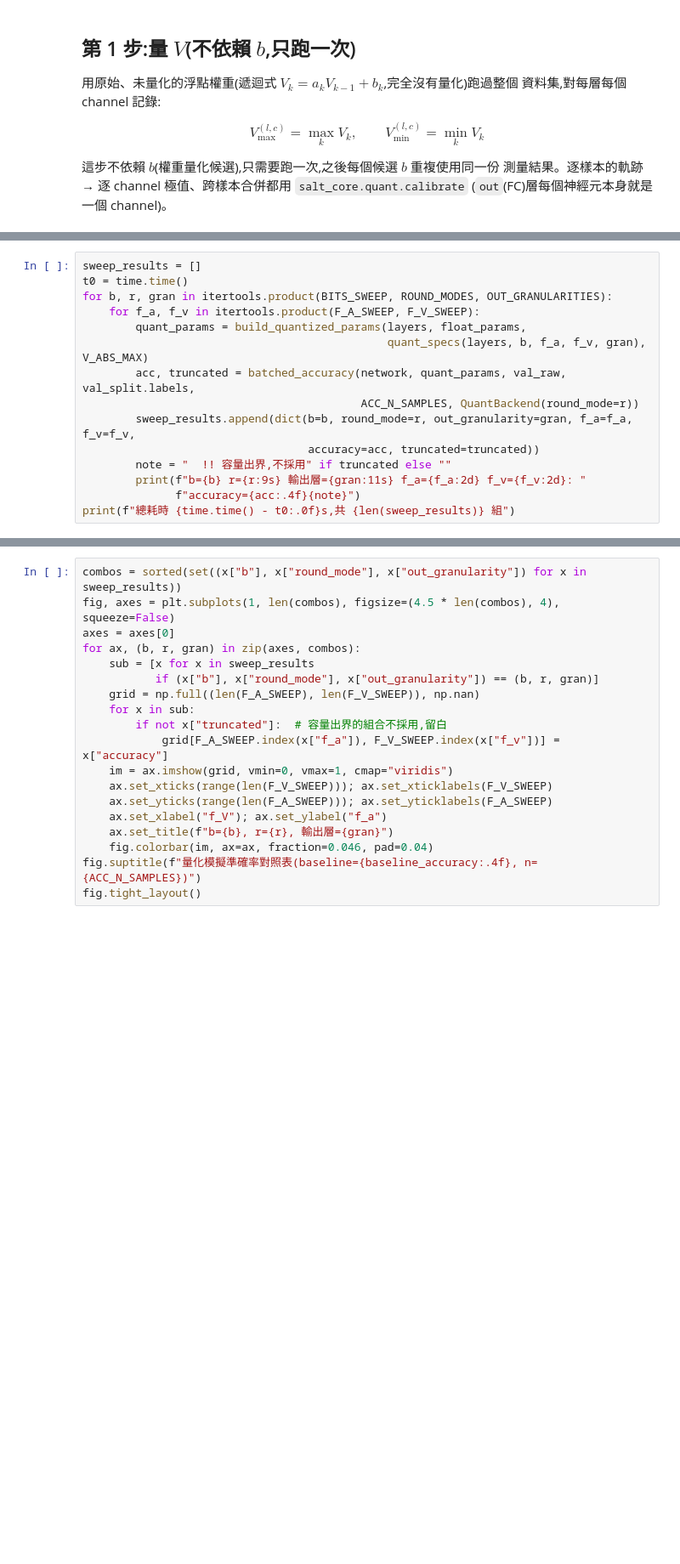
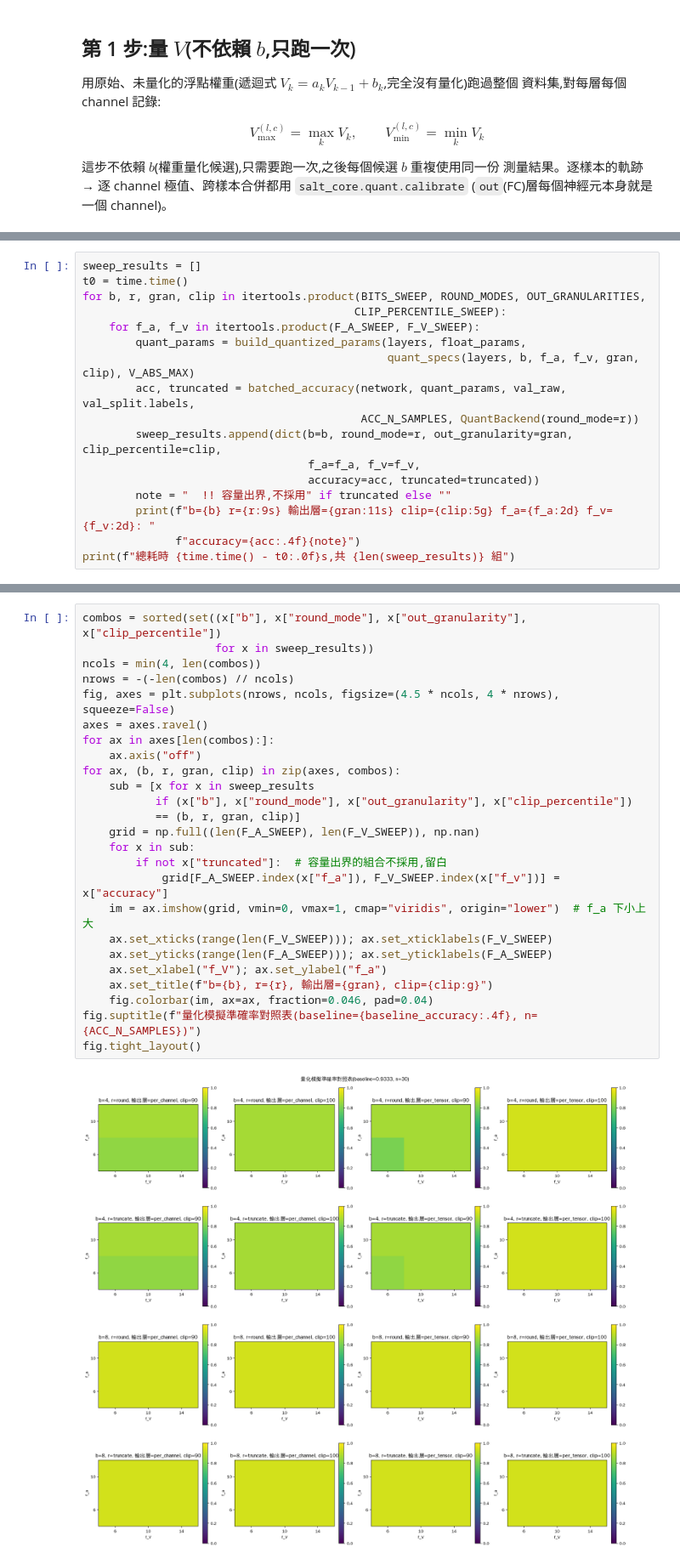
Before and after one commit to Salt-Shio/Spiking-Affine-Lazy-Training, a Jupyter notebook: example/notebooks/membrane_quantization.ipynb, the cells around one changed output, grey strips where cells are left out. Shown at 85% size. Cells and saved outputs as stored; diff of their text form; blank space fills up the shorter version.

```diff
--- a/example/notebooks/membrane_quantization.ipynb
+++ b/example/notebooks/membrane_quantization.ipynb
@@ -291,15 +339,17 @@ print(f"baseline(未量化,chunk_size=1 精確重跑,n={ACC_N_SAMPLES}): "
 # %%
 sweep_results = []
 t0 = time.time()
-for b, r, gran in itertools.product(BITS_SWEEP, ROUND_MODES, OUT_GRANULARITIES):
+for b, r, gran, clip in itertools.product(BITS_SWEEP, ROUND_MODES, OUT_GRANULARITIES,
+                                         CLIP_PERCENTILE_SWEEP):
     for f_a, f_v in itertools.product(F_A_SWEEP, F_V_SWEEP):
         quant_params = build_quantized_params(layers, float_params,
-                                              quant_specs(layers, b, f_a, f_v, gran), V_ABS_MAX)
+                                              quant_specs(layers, b, f_a, f_v, gran, clip), V_ABS_MAX)
         acc, truncated = batched_accuracy(network, quant_params, val_raw, val_split.labels,
                                           ACC_N_SAMPLES, QuantBackend(round_mode=r))
-        sweep_results.append(dict(b=b, round_mode=r, out_granularity=gran, f_a=f_a, f_v=f_v,
+        sweep_results.append(dict(b=b, round_mode=r, out_granularity=gran, clip_percentile=clip,
+                                  f_a=f_a, f_v=f_v,
                                   accuracy=acc, truncated=truncated))
         note = "  !! 容量出界,不採用" if truncated else ""
-        print(f"b={b} r={r:9s} 輸出層={gran:11s} f_a={f_a:2d} f_v={f_v:2d}: "
+        print(f"b={b} r={r:9s} 輸出層={gran:11s} clip={clip:5g} f_a={f_a:2d} f_v={f_v:2d}: "
               f"accuracy={acc:.4f}{note}")
 print(f"總耗時 {time.time() - t0:.0f}s,共 {len(sweep_results)} 組")
@@ -306,22 +374,30 @@ print(f"總耗時 {time.time() - t0:.0f}s,共 {len(sweep_results)} 組")
 # %%
-combos = sorted(set((x["b"], x["round_mode"], x["out_granularity"]) for x in sweep_results))
-fig, axes = plt.subplots(1, len(combos), figsize=(4.5 * len(combos), 4), squeeze=False)
-axes = axes[0]
-for ax, (b, r, gran) in zip(axes, combos):
+combos = sorted(set((x["b"], x["round_mode"], x["out_granularity"], x["clip_percentile"])
+                    for x in sweep_results))
+ncols = min(4, len(combos))
+nrows = -(-len(combos) // ncols)
+fig, axes = plt.subplots(nrows, ncols, figsize=(4.5 * ncols, 4 * nrows), squeeze=False)
+axes = axes.ravel()
+for ax in axes[len(combos):]:
+    ax.axis("off")
+for ax, (b, r, gran, clip) in zip(axes, combos):
     sub = [x for x in sweep_results
-           if (x["b"], x["round_mode"], x["out_granularity"]) == (b, r, gran)]
+           if (x["b"], x["round_mode"], x["out_granularity"], x["clip_percentile"])
+           == (b, r, gran, clip)]
     grid = np.full((len(F_A_SWEEP), len(F_V_SWEEP)), np.nan)
     for x in sub:
         if not x["truncated"]:  # 容量出界的組合不採用,留白
             grid[F_A_SWEEP.index(x["f_a"]), F_V_SWEEP.index(x["f_v"])] = x["accuracy"]
-    im = ax.imshow(grid, vmin=0, vmax=1, cmap="viridis")
+    im = ax.imshow(grid, vmin=0, vmax=1, cmap="viridis", origin="lower")  # f_a 下小上大
     ax.set_xticks(range(len(F_V_SWEEP))); ax.set_xticklabels(F_V_SWEEP)
     ax.set_yticks(range(len(F_A_SWEEP))); ax.set_yticklabels(F_A_SWEEP)
     ax.set_xlabel("f_V"); ax.set_ylabel("f_a")
-    ax.set_title(f"b={b}, r={r}, 輸出層={gran}")
+    ax.set_title(f"b={b}, r={r}, 輸出層={gran}, clip={clip:g}")
     fig.colorbar(im, ax=ax, fraction=0.046, pad=0.04)
 fig.suptitle(f"量化模擬準確率對照表(baseline={baseline_accuracy:.4f}, n={ACC_N_SAMPLES})")
 fig.tight_layout()
+# %% [output]
+[figure, added]
 # %% [markdown]
 ## 第 5 步:選一組,驗證沒有溢位
 
```
Also changed, not shown: parts of 14 cells of this notebook, 4 other files.
